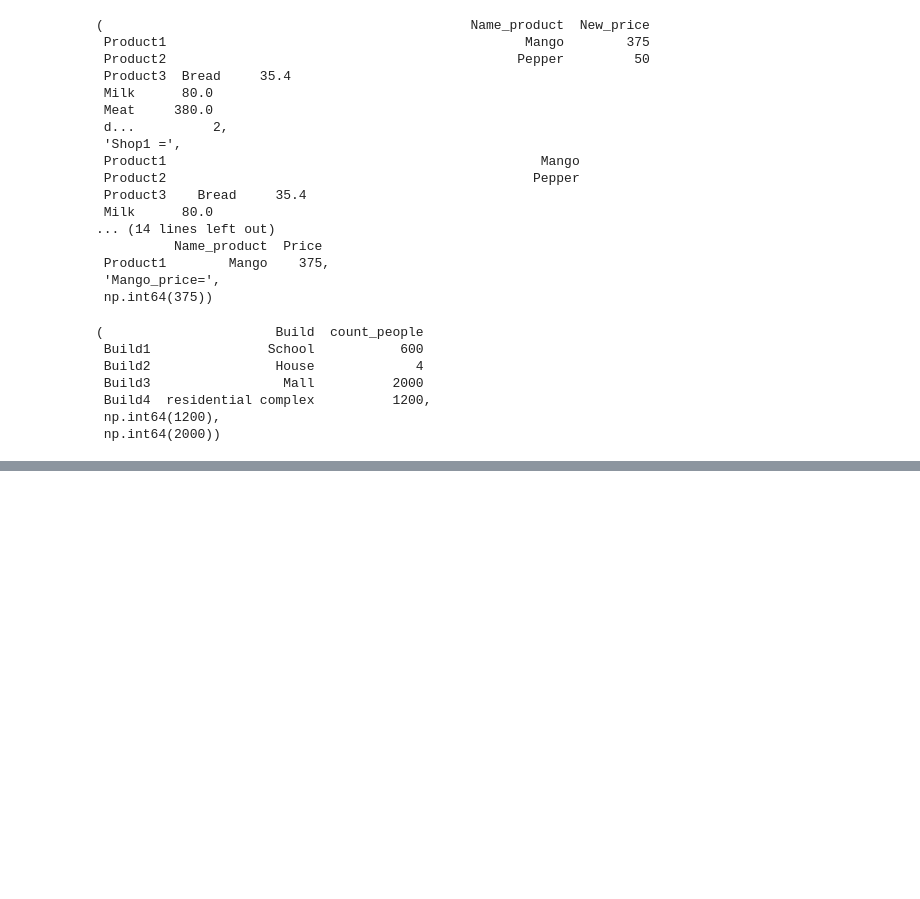
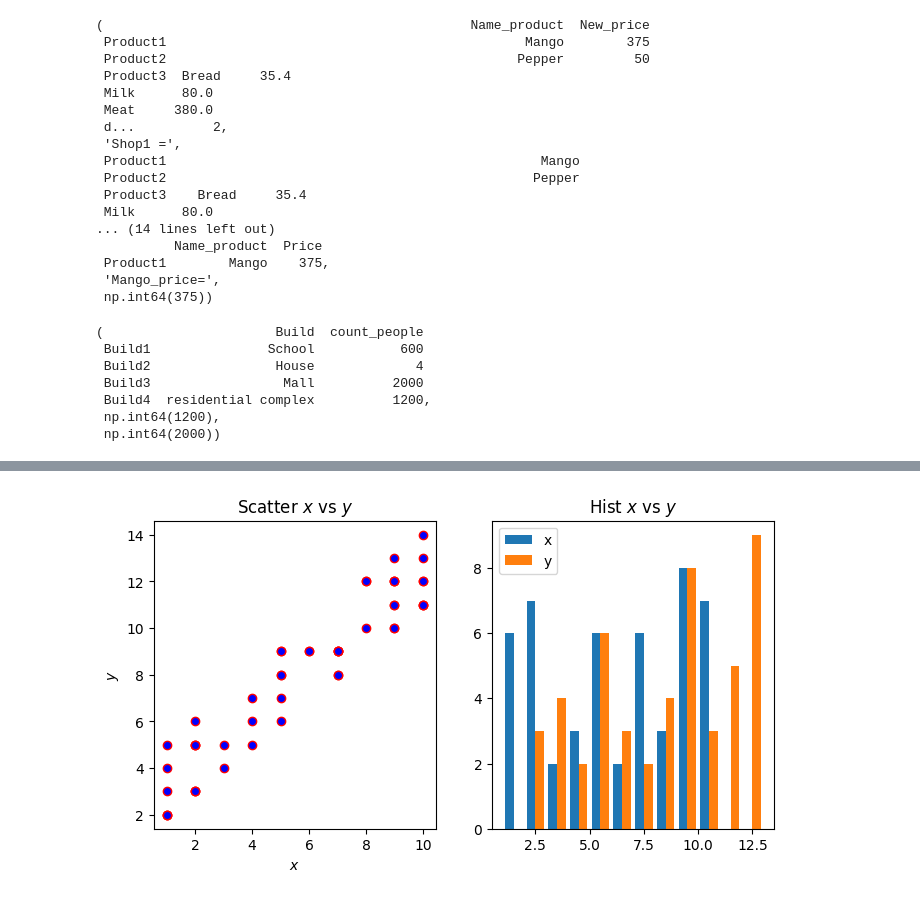
Before and after one commit to 12hennesy17/MLtask, a Jupyter notebook: homeworks/HW02/HW02.ipynb, the cells around one changed output, grey strips where cells are left out. Saved outputs shown, nothing was run; the diff lists cells and outputs as text; code cells hidden in the pictures; blank space fills up the shorter version.

```diff
--- a/homeworks/HW02/HW02.ipynb
+++ b/homeworks/HW02/HW02.ipynb
@@ -76,0 +357,24 @@ array([[0.69646919, 0.28613933],
+# %%
+rand.seed(10)
+#Полотно (Figure) — это весь холст
+#Оси (Axes) — это область построения внутри Figure (на холсте нарисована система координат с графиком ф-ии(Axes) -  это рисунки)
+x_coord = rand.randint(low=1, high=11, size=50)
+y_coord = x_coord + rand.randint(1, 5, x_coord.size)
+#column_stack аналогично hstack
+data = np.column_stack((x_coord,y_coord)) #объединяет несколько одномерных массивов в один двумерный массив (матрицу), располагая исходные массивы в виде столбцов.
+fig, (ax1, ax2) = plt.subplots(nrows = 1, ncols = 2, figsize = (8,4))
+ax1.scatter(x = x_coord, y = y_coord, marker='o', c = 'b', edgecolors='r') #дискретное распределение
+# $ - он переводит текст в математический режим
+ax1.set_title("Scatter $x$ vs $y$")
+ax1.set_ylabel("$y$")
+ax1.set_xlabel("$x$")
+
+ax2.hist(data, bins=np.arange(data.min(), data.max()),
+         label = ('x','y'))
+ax2.legend(loc="best")
+ax2.set_title("Hist $x$ vs $y$")
+ax2.yaxis.tick_left()
+ax2.xaxis.tick_bottom()
+plt.show()
+# %% [output]
+[figure, added]
```
Also changed, not shown: parts of 34 cells of this notebook, 3 other files.
